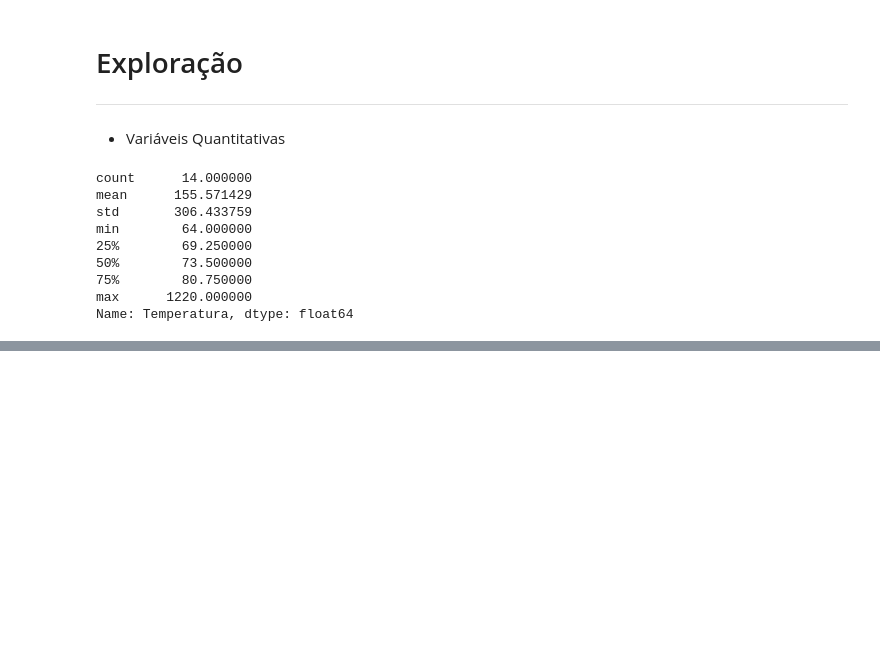
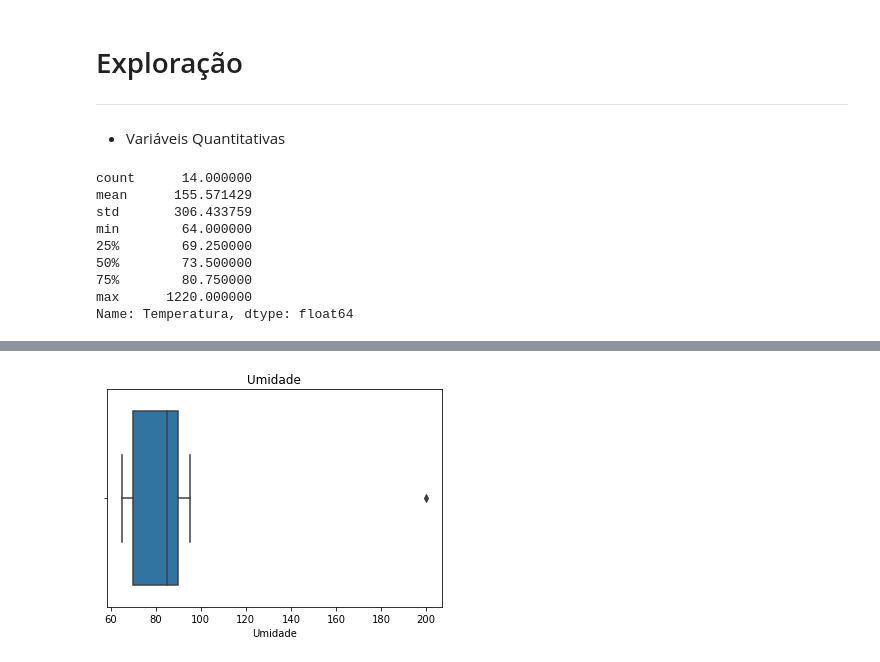
Before and after one commit to emariot/Tratamento_Dados_R_Python, a Jupyter notebook: Python/Tratamento Tempo.ipynb, the cells around one changed output, grey strips where cells are left out. Saved outputs shown, nothing was run; the diff lists cells and outputs as text; code cells hidden in the pictures; blank space fills up the shorter version.

```diff
--- a/Python/Tratamento Tempo.ipynb
+++ b/Python/Tratamento Tempo.ipynb
@@ -88,0 +114,4 @@ Name: Temperatura, dtype: float64
+# %%
+srn.boxplot(data['Umidade']).set_title('Umidade');
+# %% [output]
+[figure, added]
```
Also changed, not shown: parts of 32 cells of this notebook.
